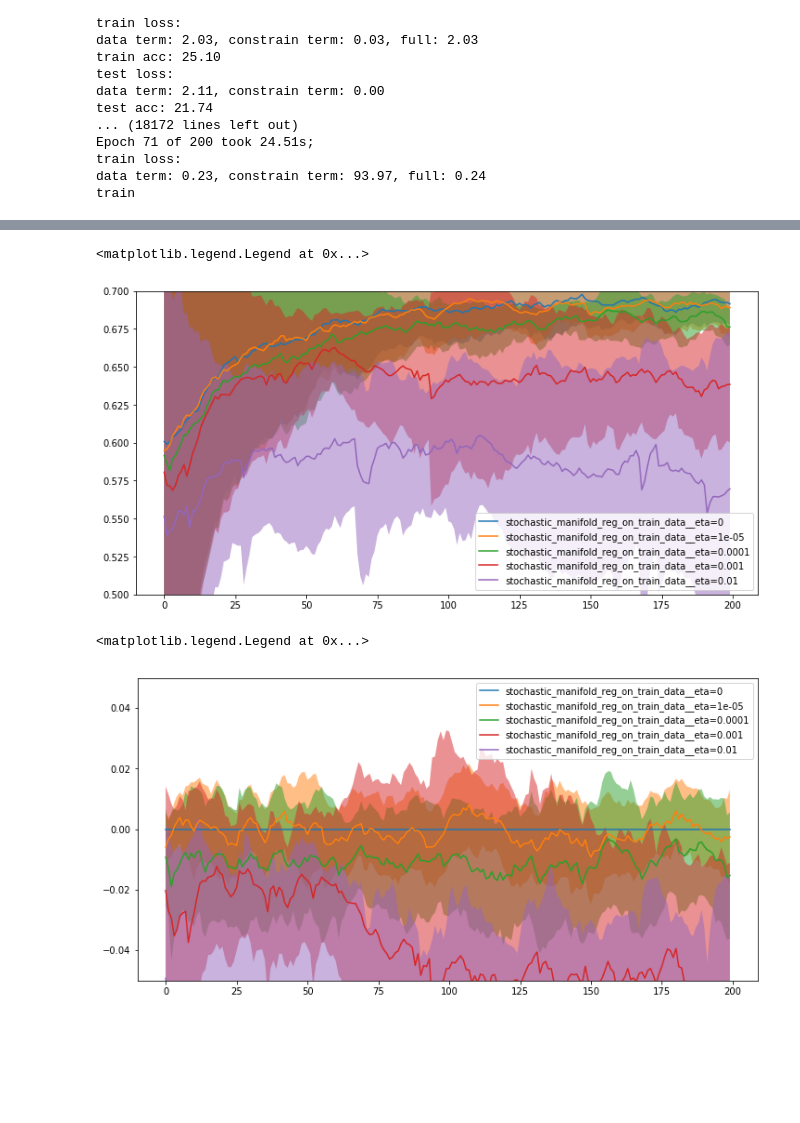
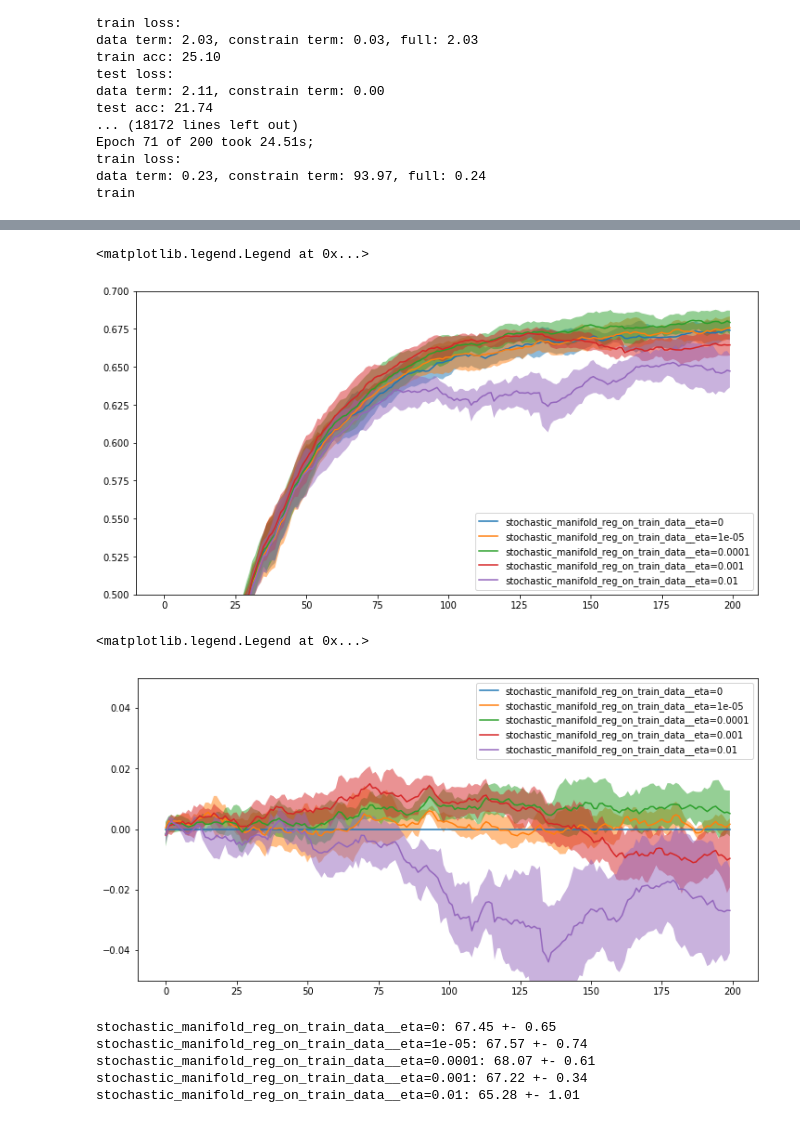
Before and after one commit to varenick/wae_semi_supervised, a Jupyter notebook: cae_tangent_prop_cifar_semi_supervised.ipynb, the cells around one changed output, grey strips where cells are left out. Drawn from its saved outputs; the diff is of its cells as text; code cells hidden in the pictures; blank space fills up the shorter version.

```diff
--- a/cae_tangent_prop_cifar_semi_supervised.ipynb
+++ b/cae_tangent_prop_cifar_semi_supervised.ipynb
@@ -665,36 +665,50 @@ plt.legend(modes)
 # %%
 plt.figure(figsize=(12, 6))
 
-alpha = 0.2
+alpha = 0.1
 for mode in modes:
-    curve = test_accs[mode]
-    plt.plot(Series(curve.mean(axis=0)).ewm(alpha=alpha).mean())
+    curve = DataFrame(test_accs[mode]).ewm(alpha=alpha, axis=1).mean()
+    plt.plot(curve.mean(axis=0))
     plt.fill_between(
         range(num_epochs),
-        Series(curve.mean(axis=0) - curve.std(axis=0)).ewm(alpha=alpha).mean(),
-        Series(curve.mean(axis=0) + curve.std(axis=0)).ewm(alpha=alpha).mean(),
+        curve.mean(axis=0) - curve.std(axis=0),
+        curve.mean(axis=0) + curve.std(axis=0),
         alpha=0.5
     )
 plt.ylim(0.5, 0.7)
 plt.legend(modes)
 # %% [output]
 <matplotlib.legend.Legend at 0x...>
-[figure, old version]
+[figure, new version]
 # %%
 plt.figure(figsize=(12, 6))
 
-alpha = 0.2
 for mode in modes:
-    curve = test_accs[mode] - test_accs[modes[0]]
-    plt.plot(Series(curve.mean(axis=0)).ewm(alpha=alpha).mean())
+    curve = DataFrame(test_accs[mode] - test_accs[modes[0]]).ewm(alpha=alpha, axis=1).mean()
+    plt.plot(curve.mean(axis=0))
     plt.fill_between(
         range(num_epochs),
-        Series(curve.mean(axis=0) - curve.std(axis=0)).ewm(alpha=alpha).mean(),
-        Series(curve.mean(axis=0) + curve.std(axis=0)).ewm(alpha=alpha).mean(),
+        curve.mean(axis=0) - curve.std(axis=0),
+        curve.mean(axis=0) + curve.std(axis=0),
         alpha=0.5
     )
 plt.ylim(-0.05, 0.05)
 plt.legend(modes)
 # %% [output]
 <matplotlib.legend.Legend at 0x...>
-[figure, old version]
+[figure, new version]
+# %%
+for mode in modes:
+    print('{}: {:.2f} +- {:.2f}'.format(
+        mode,
+        DataFrame(test_accs[mode]).ewm(alpha=alpha, axis=1).mean().mean(axis=0).max() * 100,
+        DataFrame(test_accs[mode]).ewm(alpha=alpha, axis=1).mean().std(axis=0)[
+            np.argmax(DataFrame(test_accs[mode]).ewm(alpha=alpha, axis=1).mean().mean(axis=0))
+        ] * 100,
+    ))
+# %% [output]
+stochastic_manifold_reg_on_train_data__eta=0: 67.45 +- 0.65
+stochastic_manifold_reg_on_train_data__eta=1e-05: 67.57 +- 0.74
+stochastic_manifold_reg_on_train_data__eta=0.0001: 68.07 +- 0.61
+stochastic_manifold_reg_on_train_data__eta=0.001: 67.22 +- 0.34
+stochastic_manifold_reg_on_train_data__eta=0.01: 65.28 +- 1.01
```
Also changed, not shown: parts of 3 cells of this notebook, 2 other files.
